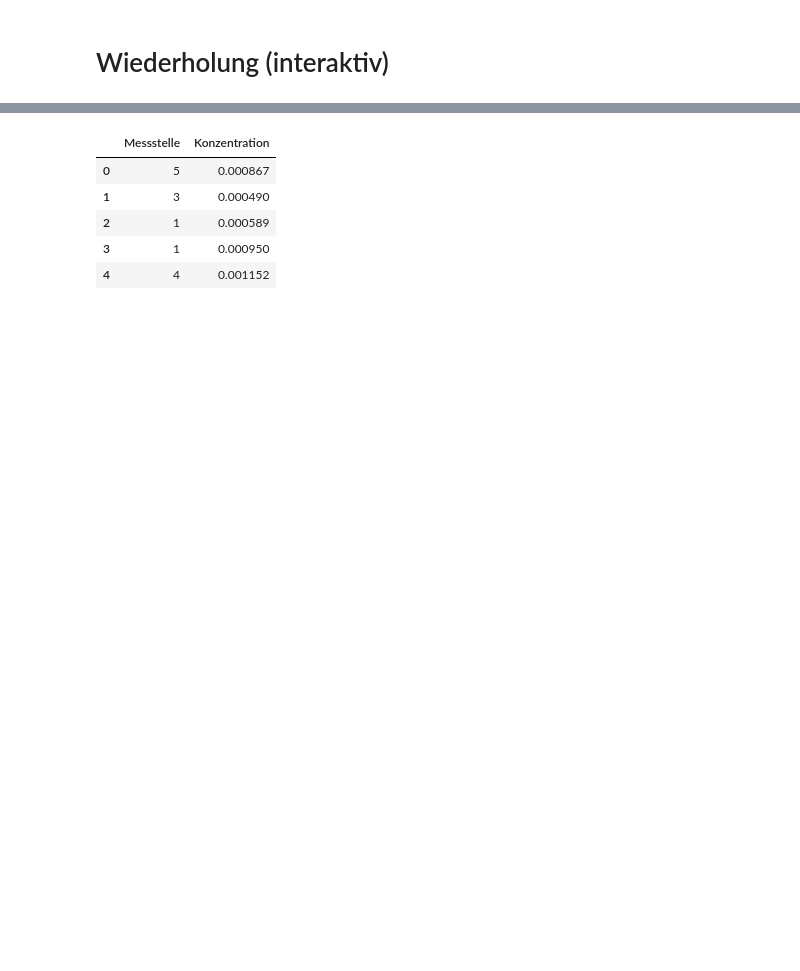
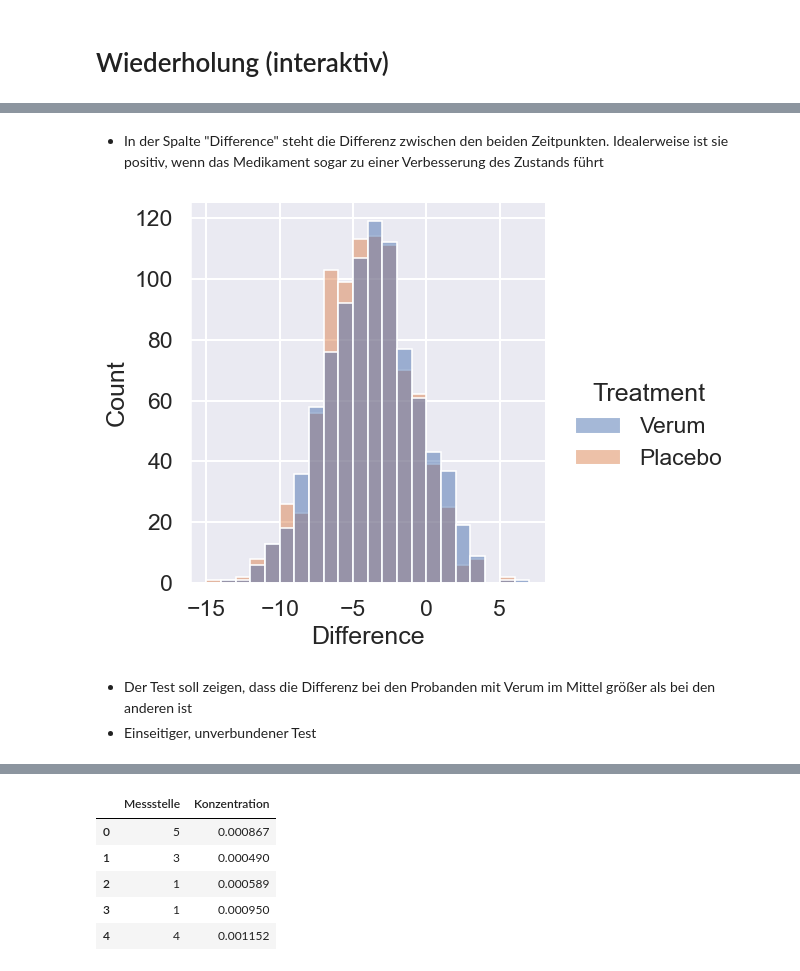
Before and after one commit to Ruediger-Braun/mfb2526, a Jupyter notebook: lektion19.ipynb, the cells around one changed output, grey strips where cells are left out. Cells and saved outputs as stored; diff of their text form; code cells hidden in the pictures; blank space fills up the shorter version.

```diff
--- a/lektion19.ipynb
+++ b/lektion19.ipynb
@@ -247,0 +66,3 @@ In der letzten Stunde hatten wir den *p*-Wert mit `scipy.stats` bestimmt.  Jetzt
+# %%
+treatment = pd.read_csv('https://www.math.uni-duesseldorf.de/~braun/bio2526/treatment.csv', index_col=0)
+treatment
@@ -247,0 +83,3 @@ In der letzten Stunde hatten wir den *p*-Wert mit `scipy.stats` bestimmt.  Jetzt
+# %%
+treatment['Difference'] = treatment.t1 - treatment.t0
+treatment
@@ -247,0 +100,9 @@ In der letzten Stunde hatten wir den *p*-Wert mit `scipy.stats` bestimmt.  Jetzt
+# %% [markdown]
+* In der Spalte "Difference" steht die Differenz zwischen den beiden Zeitpunkten.  Idealerweise ist sie positiv, wenn das Medikament sogar zu einer Verbesserung des Zustands führt
+# %%
+sns.displot(treatment, x='Difference', hue='Treatment', bins=np.arange(-15, 8));
+# %% [output]
+[figure, added]
+# %% [markdown]
+* Der Test soll zeigen, dass die Differenz bei den Probanden mit Verum im Mittel größer als bei den anderen ist
+* Einseitiger, unverbundener Test
```
Also changed, not shown: parts of 152 cells of this notebook.
